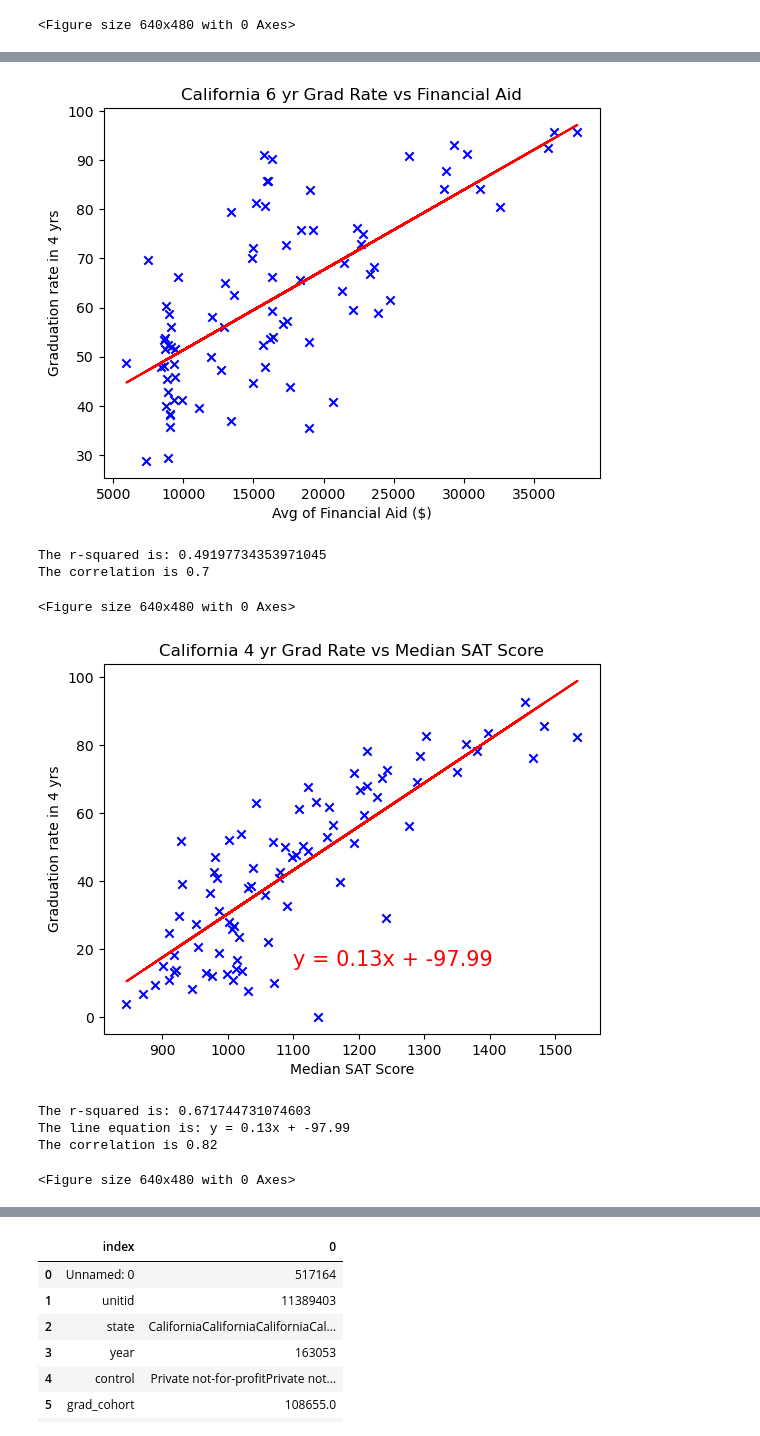
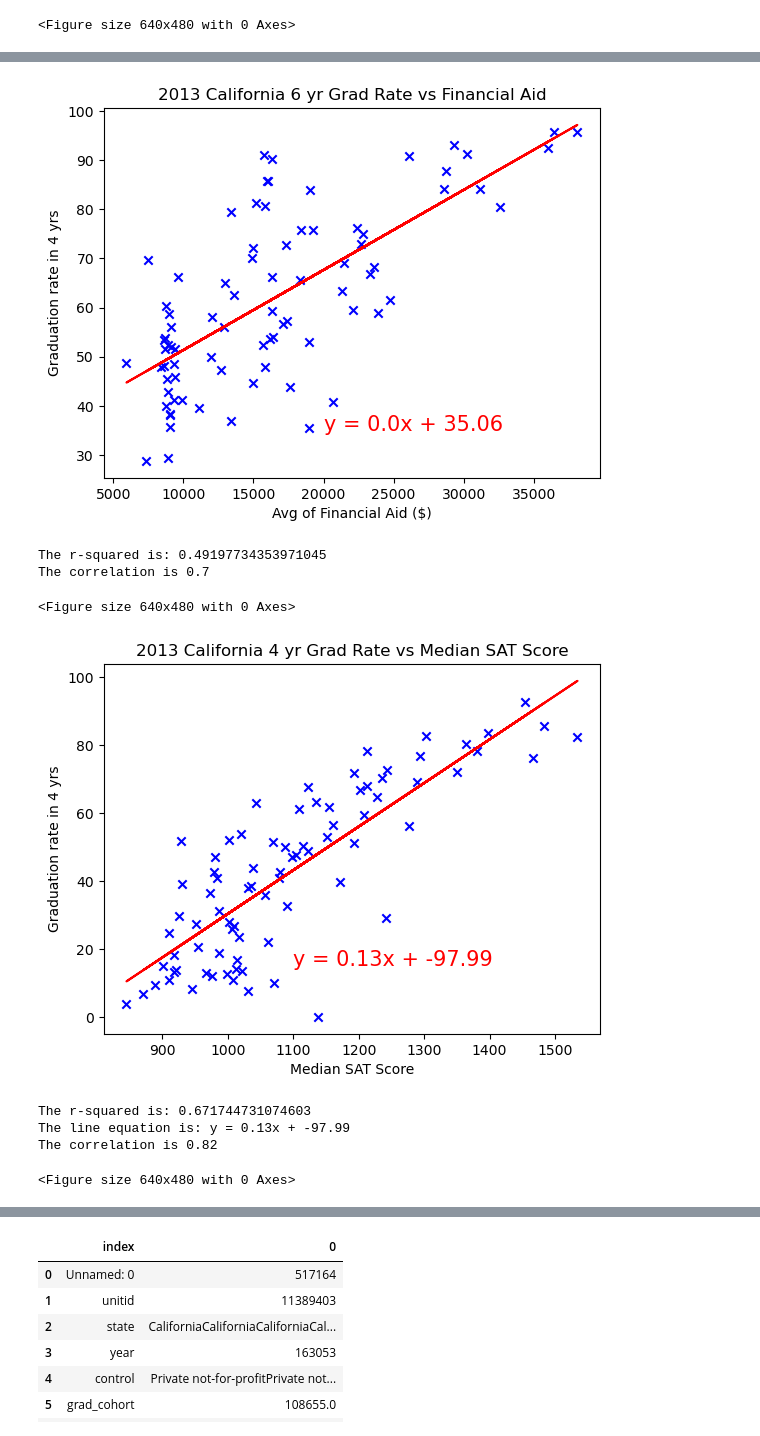
Before and after one commit to will5722/Trends-in-Education, a Jupyter notebook: DataAnalysis.ipynb, the cells around one changed output, grey strips where cells are left out. Saved outputs shown, nothing was run; the diff lists cells and outputs as text; code cells hidden in the pictures.

```diff
--- a/DataAnalysis.ipynb
+++ b/DataAnalysis.ipynb
@@ -220,24 +206,24 @@ The correlation is 0.77
 # %%
 x_value = CA_df['aid_value']
 y_value = CA_df['grad_150_value']
 
 (slope, intercept, rvalue, pvalue, stderr) = linregress(x_value, y_value)
 regress_value = x_value * slope + intercept
 line_eq = "y = " + str(round(slope,2)) + "x + " + str(round(intercept,2))
 plt.scatter(x_value, y_value, color='b', marker='x')
 plt.plot(x_value, regress_value, "r-")
 plt.ylabel('Graduation rate in 4 yrs')
 plt.xlabel('Avg of Financial Aid ($)')
-plt.title('California 6 yr Grad Rate vs Financial Aid')
-plt.annotate(line_eq, (20000,25), fontsize=15, color="red")
+plt.title('2013 California 6 yr Grad Rate vs Financial Aid')
+plt.annotate(line_eq, (20000,35), fontsize=15, color="red")
 plt.show()
 print(f"The r-squared is: {rvalue**2}")
 #print(f"The line equation is: {line_eq}")
 correlation = st.pearsonr(x_value, y_value)
 print(f'The correlation is {round(correlation[0],2)}')
 plt.savefig("Images/California 6 yr Grad Rate vs Financial Aid.png")
 # %% [output]
-[figure, old version]
+[figure, new version]
 The r-squared is: 0.49197734353971045
 The correlation is 0.7
 <Figure size 640x480 with 0 Axes>
@@ -252,7 +238,7 @@ plt.scatter(x_value, y_value, color='b', marker='x')
 plt.plot(x_value, regress_value, "r-")
 plt.ylabel('Graduation rate in 4 yrs')
 plt.xlabel('Median SAT Score')
-plt.title('California 4 yr Grad Rate vs Median SAT Score')
+plt.title('2013 California 4 yr Grad Rate vs Median SAT Score')
 plt.annotate(line_eq, (1100,15), fontsize=15, color="red")
 plt.show()
 print(f"The r-squared is: {rvalue**2}")
@@ -262,7 +248,7 @@ correlation = st.pearsonr(x_value, y_value)
 print(f'The correlation is {round(correlation[0],2)}')
 plt.savefig("Images/California 4 yr Grad Rate vs Median SAT Score.png")
 # %% [output]
-[figure, old version]
+[figure, new version]
 The r-squared is: 0.671744731074603
 The line equation is: y = 0.13x + -97.99
 The correlation is 0.82
```
Also changed, not shown: parts of 6 cells of this notebook, 1 other file.
